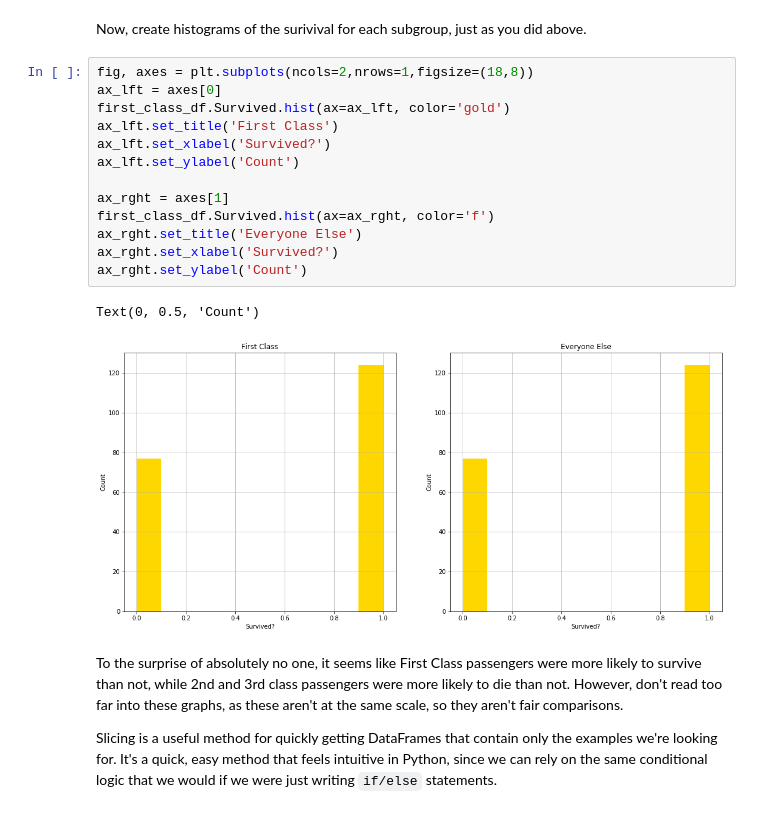
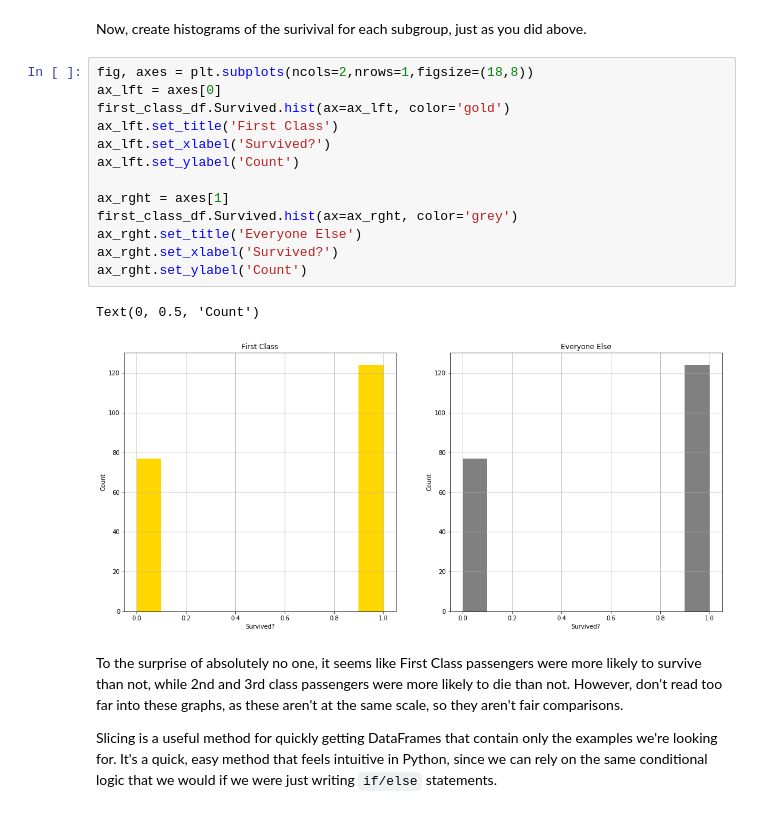
Before and after one commit to probboy/dsc-using-sql-with-pandas-lab-nyc-ds-071519, a Jupyter notebook: index.ipynb, the cells around one changed output. Drawn from its saved outputs; the diff is of its cells as text.

```diff
--- a/index.ipynb
+++ b/index.ipynb
@@ -129,19 +129,19 @@ Now, create histograms of the surivival for each subgroup, just as you did above
 # %%
 fig, axes = plt.subplots(ncols=2,nrows=1,figsize=(18,8))
 ax_lft = axes[0]
 first_class_df.Survived.hist(ax=ax_lft, color='gold')
 ax_lft.set_title('First Class')
 ax_lft.set_xlabel('Survived?')
 ax_lft.set_ylabel('Count')
 
 ax_rght = axes[1]
-first_class_df.Survived.hist(ax=ax_rght, color='f')
+first_class_df.Survived.hist(ax=ax_rght, color='grey')
 ax_rght.set_title('Everyone Else')
 ax_rght.set_xlabel('Survived?')
 ax_rght.set_ylabel('Count')
 # %% [output]
 Text(0, 0.5, 'Count')
-[figure, old version]
+[figure, new version]
 # %% [markdown]
 To the surprise of absolutely no one, it seems like First Class passengers were more likely to survive than not, while 2nd and 3rd class passengers were more likely to die than not.  However, don't read too far into these graphs, as these aren't at the same scale, so they aren't fair comparisons.
 
```
